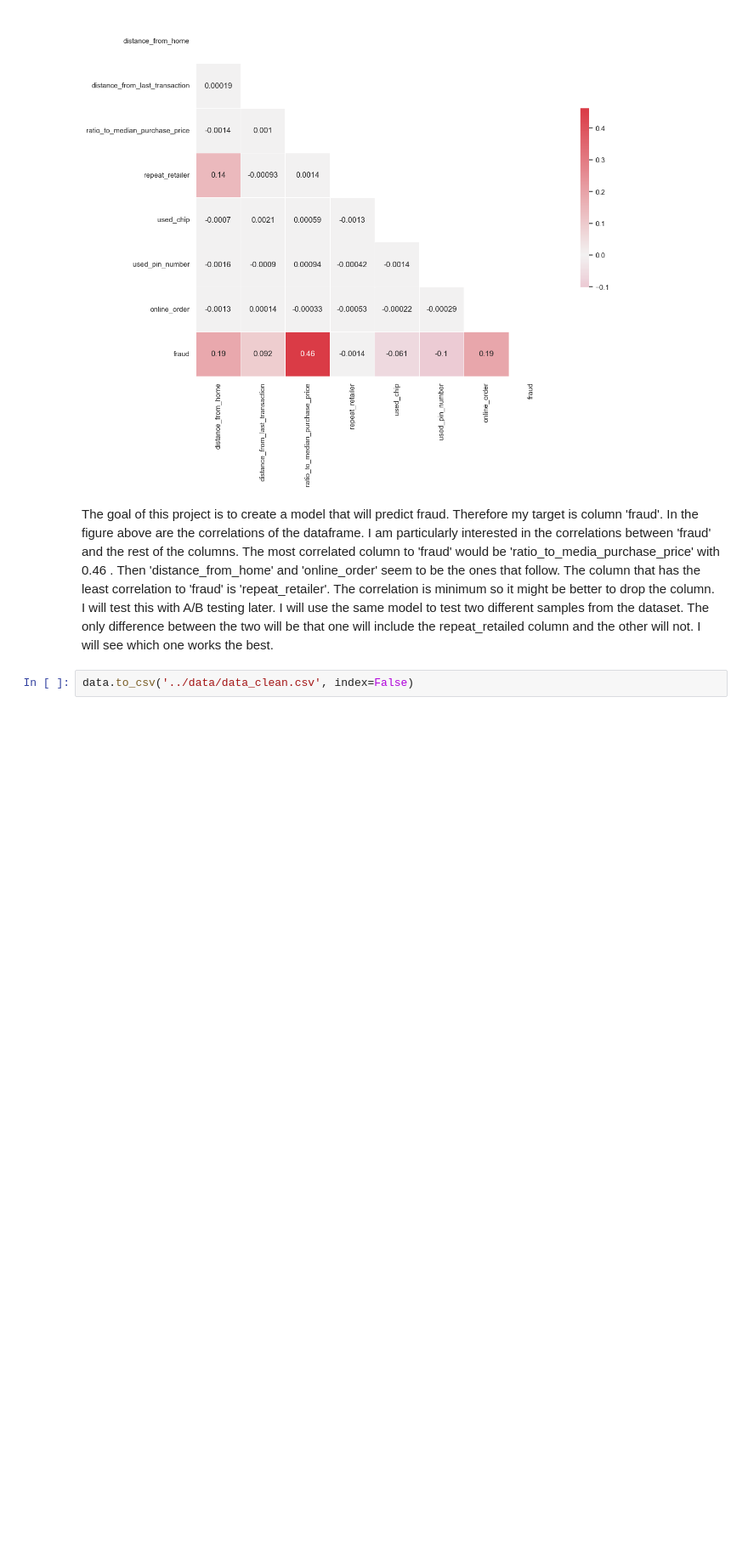
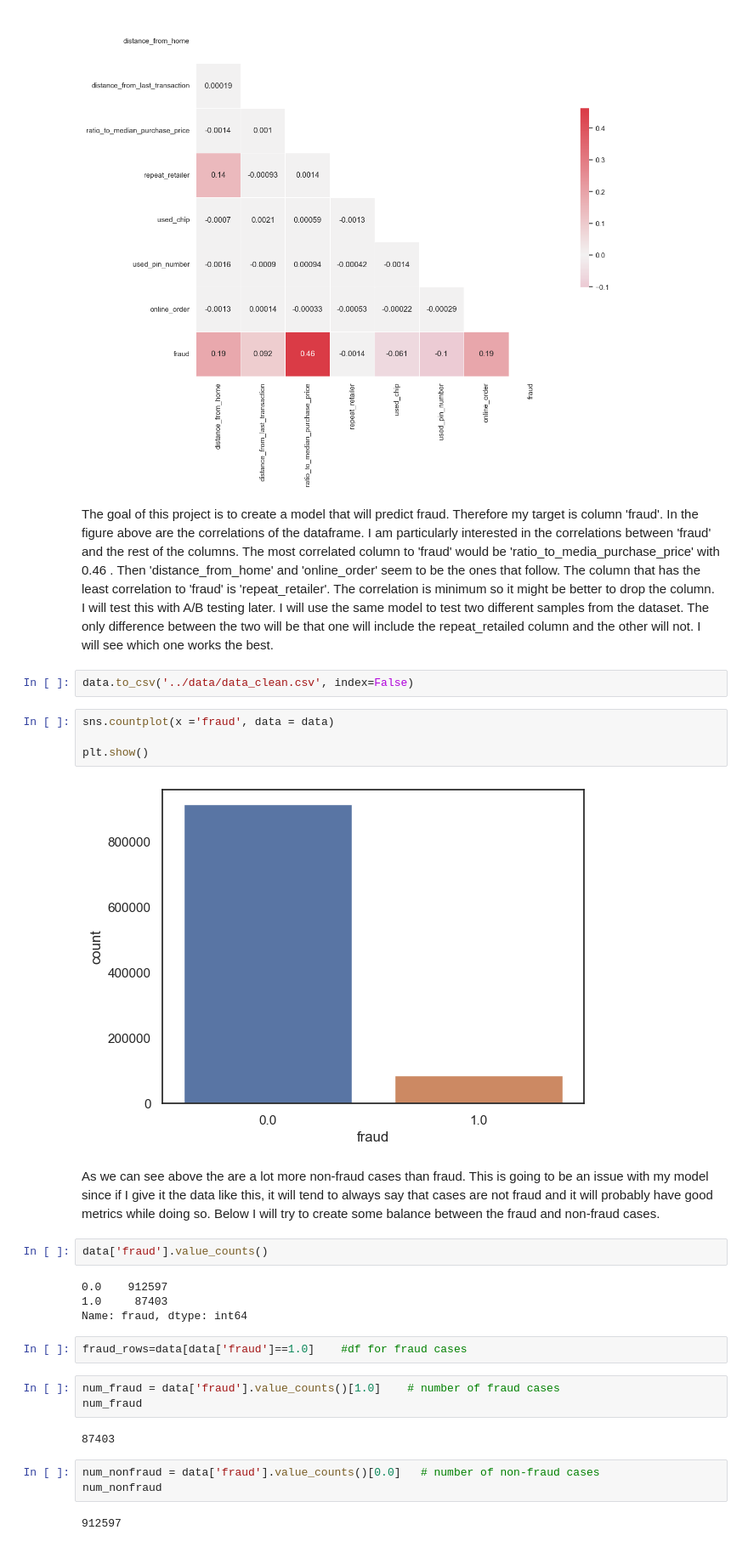
Before and after one commit to Ankourii/Fraud_prediction, a Jupyter notebook: notebooks/Transformations main.ipynb, the cells around one changed output. Shown at 85% size. Saved outputs shown, nothing was run; the diff lists cells and outputs as text; blank space fills up the shorter version.

```diff
--- a/notebooks/Transformations main.ipynb
+++ b/notebooks/Transformations main.ipynb
@@ -113,3 +114,29 @@ sns.heatmap(data.corr(),
 The goal of this project is to create a model that will predict fraud. Therefore my target is column 'fraud'. In the figure above are the correlations of the dataframe. I am particularly interested in the correlations between 'fraud' and the rest of the columns. The most correlated column to 'fraud' would be 'ratio_to_media_purchase_price' with 0.46 . Then 'distance_from_home' and 'online_order' seem to be the ones that follow. The column that has the least correlation to 'fraud' is 'repeat_retailer'.  The correlation is minimum so it might be better to drop the column. I will test this with A/B testing later. I will use the same model to test two different samples from the dataset. The only difference between the two will be that one will include the repeat_retailed column and the other will not. I will see which one works the best.
 # %%
 data.to_csv('../data/data_clean.csv', index=False)
+# %%
+sns.countplot(x ='fraud', data = data)
+
+plt.show()
+# %% [output]
+[figure, added]
+# %% [markdown]
+As we can see above the are a lot more non-fraud cases than fraud. This is going to be an issue with my model since if I give it the data like this, it will tend to always say that cases are not fraud and it will probably have good metrics while doing so. Below I will try to create some balance between the fraud and non-fraud cases.
+# %%
+data['fraud'].value_counts()
+# %% [output]
+0.0    912597
+1.0     87403
+Name: fraud, dtype: int64
+# %%
+fraud_rows=data[data['fraud']==1.0]    #df for fraud cases
+# %%
+num_fraud = data['fraud'].value_counts()[1.0]    # number of fraud cases
+num_fraud
+# %% [output]
+87403
+# %%
+num_nonfraud = data['fraud'].value_counts()[0.0]   # number of non-fraud cases
+num_nonfraud
+# %% [output]
+912597
```
Also changed, not shown: parts of 10 cells of this notebook, 3 other files.
